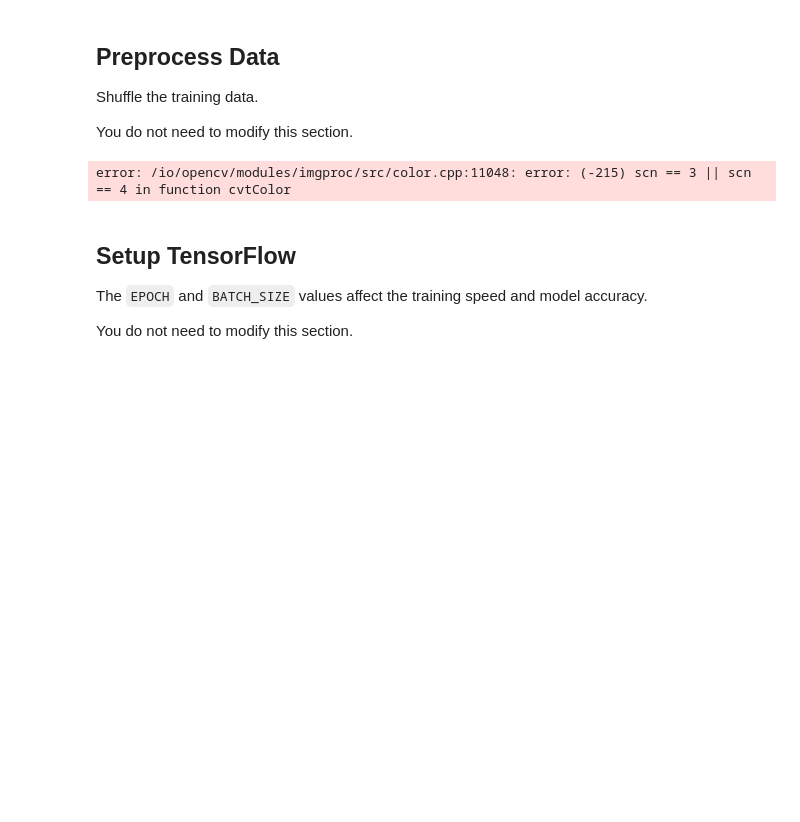
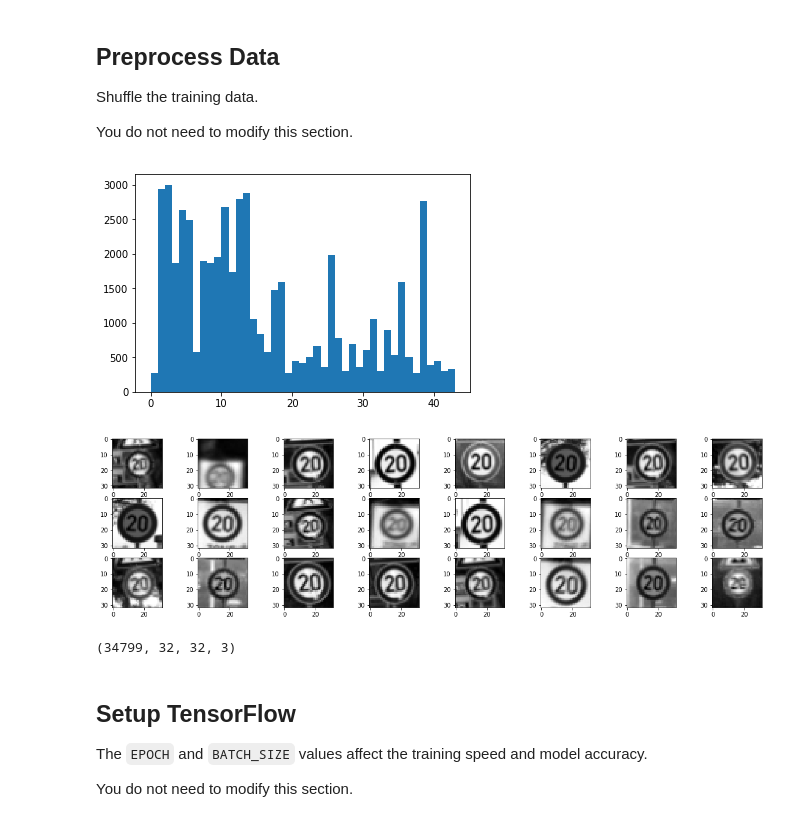
Before and after one commit to QuantumCoherence/CarND-LeNet-Lab, a Jupyter notebook: LeNet-Lab-Solution.ipynb, the cells around one changed output. Drawn from its saved outputs; the diff is of its cells as text; code cells hidden in the pictures; blank space fills up the shorter version.

Commit message:
update darchitecture tested grayscaling

```diff
--- a/LeNet-Lab-Solution.ipynb
+++ b/LeNet-Lab-Solution.ipynb
@@ -85,31 +85,66 @@ You do not need to modify this section.
 # %%
 import cv2
 from sklearn.utils import shuffle
 
 X_train, y_train = shuffle(X_train, y_train)
 
 
 def normalize(image):
     """
     Normalize the image data with Min-Max scaling to a range of [0.1, 0.9]
     :param image_data: The image data to be normalized
     :return: Normalized image data
     """
     a = 0.01
     b = 0.99
     RGB_min = 0
     RGB_max = 255
     return a + ( ( (image - RGB_min)*(b - a) )/( RGB_max - RGB_min ) )
 
 def grayscaling(image):
     return cv2.cvtColor(image, cv2.COLOR_BGR2GRAY)
 
-X_train = grayscaling(X_train)
-X_valid = grayscaling(X_valid)
-X_test  = grayscaling(X_test)
+n, bins, patches = plt.hist(np.concatenate((y_train, y_valid, y_test), axis=0), range(0,44))
 
-X_train = normalize(X_train)
-X_valid = normalize(X_valid)
-X_test  = normalize(X_test)
+X_train_gray = np.zeros(shape=(n_train,32, 32))
+X_valid_gray = np.zeros(shape=(n_validation,32, 32))
+X_test_gray = np.zeros(shape=(n_test,32, 32))
+for i in range(0,n_train):
+   X_train_gray[i] = cv2.cvtColor(X_train[i], cv2.COLOR_BGR2GRAY)
+for i in range(0,n_validation):
+   X_valid_gray[i] = cv2.cvtColor(X_valid[i], cv2.COLOR_BGR2GRAY)
+for i in range(0,n_test):
+   X_test_gray[i] = cv2.cvtColor(X_test[i], cv2.COLOR_BGR2GRAY)
+
+
+categoryimages = []
+indices = np.where(y_train == np.argmin(n))[0]
+for i in np.random.choice(indices, 24, replace=False):
+    categoryimages.append(X_train_gray[i])
+
+
+plt.figure(figsize=(20, 7))
+columns = 8
+for i, categoryimage in enumerate(categoryimages):
+    plt.subplot(len(categoryimages) / columns + 1, columns, i + 1)
+    plt.imshow(categoryimage, cmap='gray')
 # %% [output]
-error: /io/opencv/modules/imgproc/src/color.cpp:11048: error: (-215) scn == 3 || scn == 4 in function cvtColor
+[figure, added]
+[figure, added]
+# %%
+X_train[:,:,:,0] = X_train_gray
+X_train[:,:,:,1] = X_train_gray
+X_train[:,:,:,2] = X_train_gray
+
+X_valid[:,:,:,0] = X_valid_gray
+X_valid[:,:,:,1] = X_valid_gray
+X_valid[:,:,:,2] = X_valid_gray
+
+X_test[:,:,:,0]  = X_test_gray
+X_test[:,:,:,1]  = X_test_gray
+X_test[:,:,:,2]  = X_test_gray
+
+
+print(X_train.shape)
+# %% [output]
+(34799, 32, 32, 3)
```
Also changed, not shown: parts of 6 cells of this notebook.
